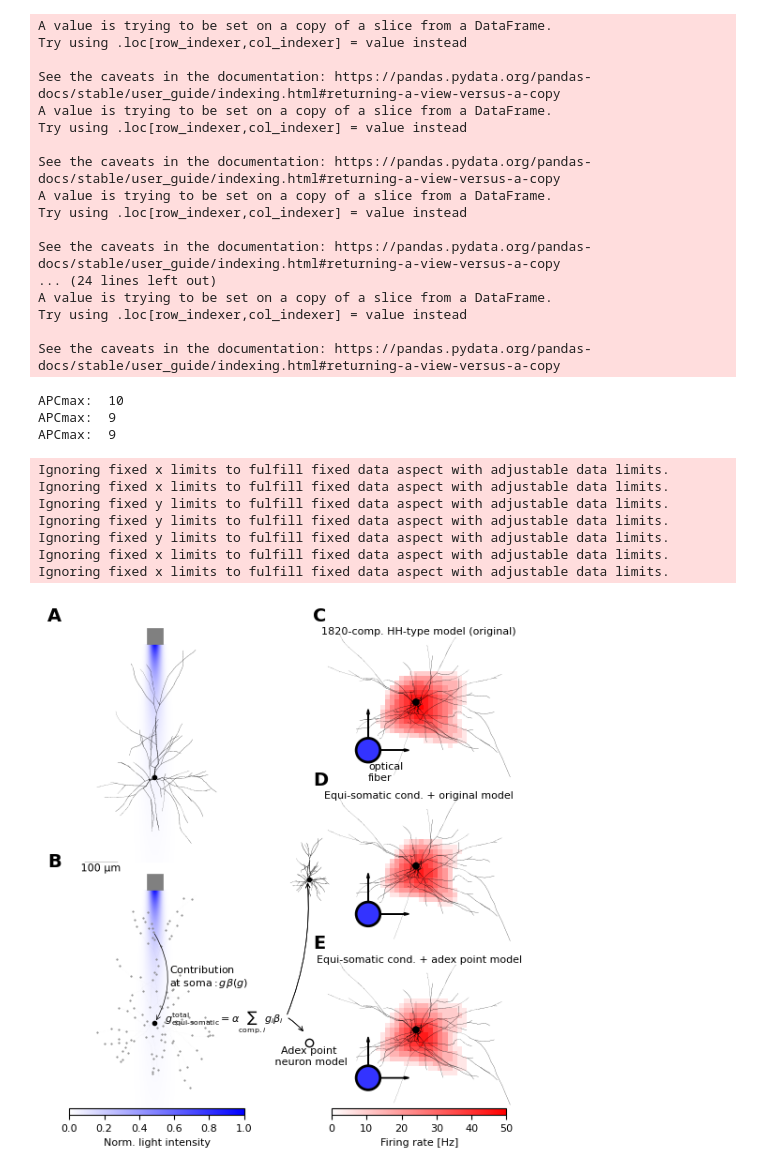
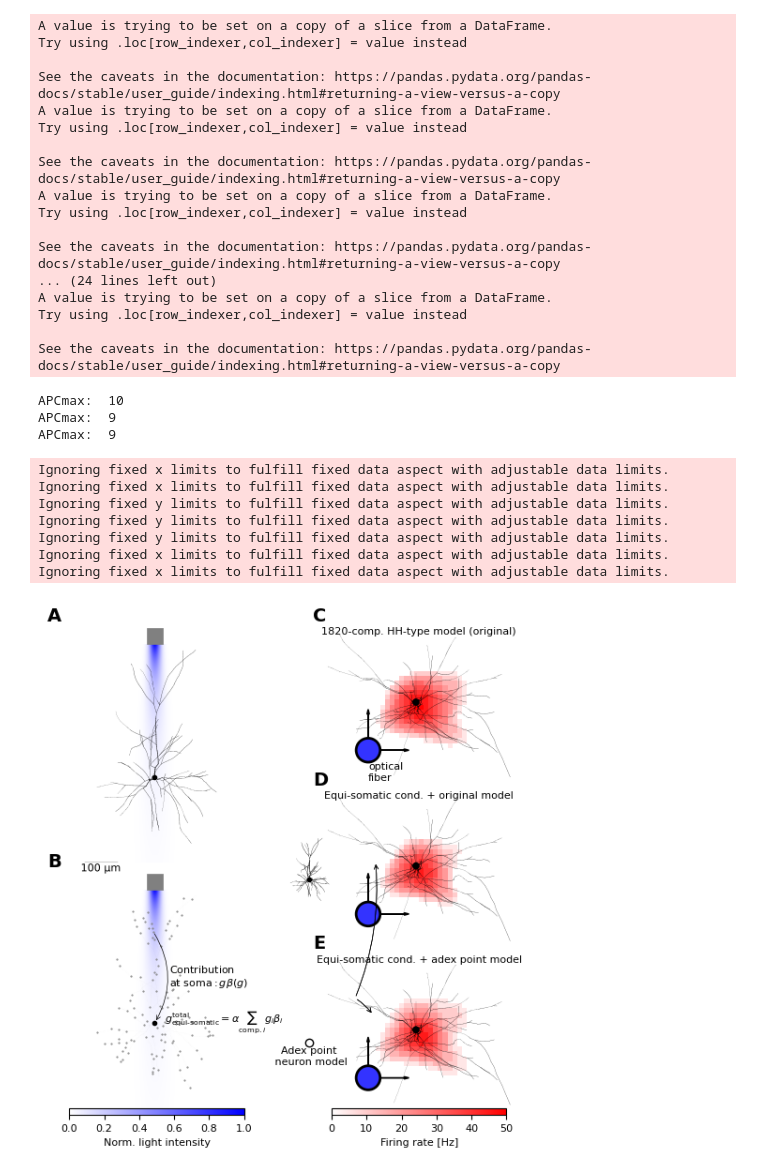
Before and after one commit to dberling/reduce_opto_response, a Jupyter notebook: article_figures/article_figure2.ipynb, the cells around one changed output. Saved outputs shown, nothing was run; the diff lists cells and outputs as text; code cells hidden in the pictures.

```diff
--- a/article_figures/article_figure2.ipynb
+++ b/article_figures/article_figure2.ipynb
@@ -206,9 +206,12 @@ ax4.set_facecolor('none')
 # draw arrows from equi-somatic sum eq to full neuron model and adex model
 # Convert data coordinates to figure coordinates
 # and figure coordinates to figure fraction (0 to 1)
-start_fig =   (0.511-0.111, 0.256-0.03)
-end_fig_ax3 = (0.544-0.11, 0.476-0.03)
-end_fig_ax4 = (0.550-0.11, 0.219-0.03)
+# start_fig =   (0.511-0.111, 0.256-0.03)
+# end_fig_ax3 = (0.544-0.11, 0.476-0.03)
+# end_fig_ax4 = (0.550-0.11, 0.219-0.03)
+start_fig =   (0.511, 0.256)
+end_fig_ax3 = (0.544, 0.476)
+end_fig_ax4 = (0.550, 0.219)
 # Draw the arrow using figure coordinates
 fig.add_artist(plt.annotate("", xy=end_fig_ax3, xytext=start_fig,
                             arrowprops=dict(arrowstyle="->", linewidth=0.5, color='black',
@@ -242,31 +245,31 @@ SKv3_1: gbar_SKv3_1_basal = None uS/cm^2, e_SKv3_1 = -85.0 mV
 SKv3_1: gbar_SKv3_1_apical = 513.0 uS/cm^2, e_SKv3_1 = -85.0 mV
 423.3559875488281
 Set depth to 423.3559875488281 um to accommodate apical dendrite. This is 33.355987548828125 deeper than mean depth of layer.
 A value is trying to be set on a copy of a slice from a DataFrame.
 Try using .loc[row_indexer,col_indexer] = value instead
 
 See the caveats in the documentation: https://pandas.pydata.org/pandas-docs/stable/user_guide/indexing.html#returning-a-view-versus-a-copy
 A value is trying to be set on a copy of a slice from a DataFrame.
 Try using .loc[row_indexer,col_indexer] = value instead
 
 See the caveats in the documentation: https://pandas.pydata.org/pandas-docs/stable/user_guide/indexing.html#returning-a-view-versus-a-copy
 A value is trying to be set on a copy of a slice from a DataFrame.
 Try using .loc[row_indexer,col_indexer] = value instead
 
 See the caveats in the documentation: https://pandas.pydata.org/pandas-docs/stable/user_guide/indexing.html#returning-a-view-versus-a-copy
 ... (24 lines left out)
 A value is trying to be set on a copy of a slice from a DataFrame.
 Try using .loc[row_indexer,col_indexer] = value instead
 
 See the caveats in the documentation: https://pandas.pydata.org/pandas-docs/stable/user_guide/indexing.html#returning-a-view-versus-a-copy
 APCmax:  10
 APCmax:  9
 APCmax:  9
 Ignoring fixed x limits to fulfill fixed data aspect with adjustable data limits.
 Ignoring fixed x limits to fulfill fixed data aspect with adjustable data limits.
 Ignoring fixed y limits to fulfill fixed data aspect with adjustable data limits.
 Ignoring fixed y limits to fulfill fixed data aspect with adjustable data limits.
 Ignoring fixed y limits to fulfill fixed data aspect with adjustable data limits.
 Ignoring fixed x limits to fulfill fixed data aspect with adjustable data limits.
 Ignoring fixed x limits to fulfill fixed data aspect with adjustable data limits.
-[figure, old version]
+[figure, new version]
```
Also changed, not shown: 1 other file.
